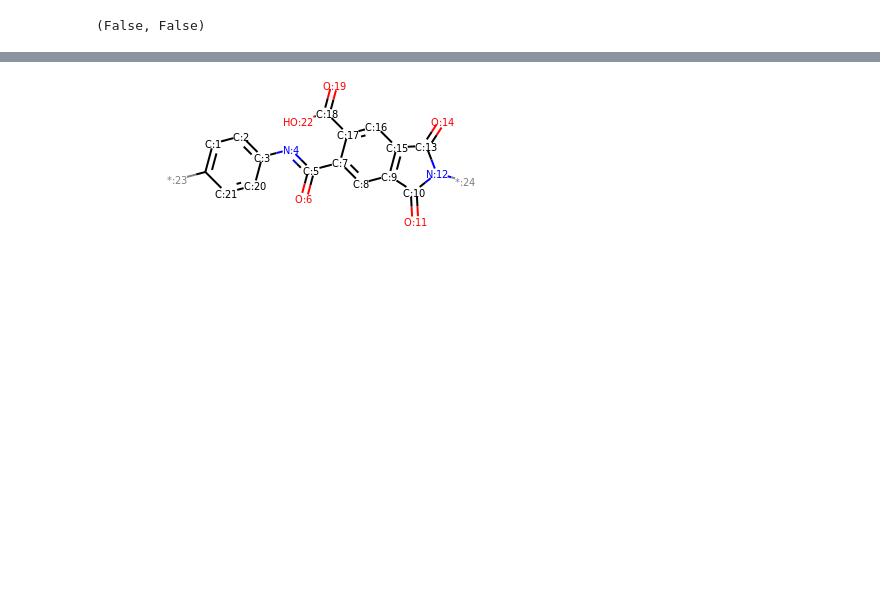
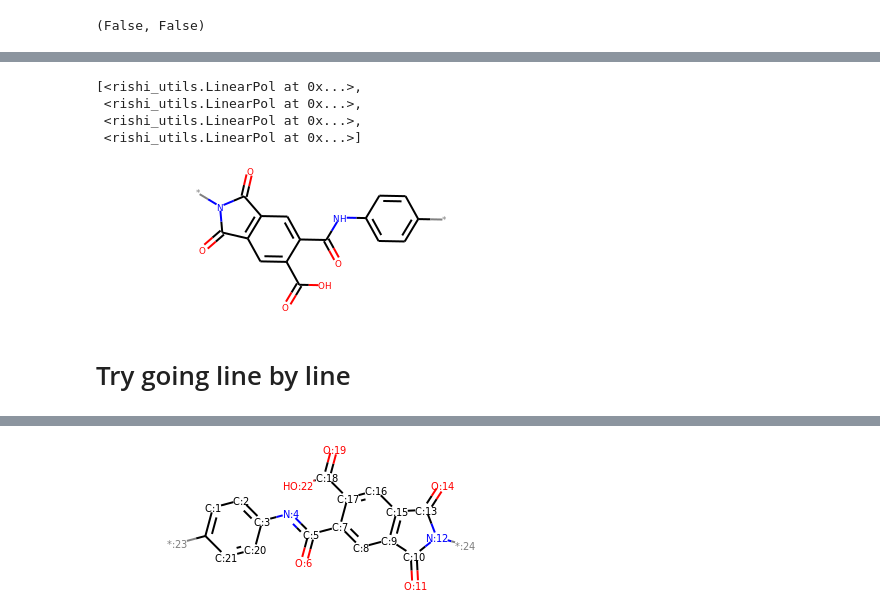
Before and after one commit to rishigurnani/hMOFs-Snurr, a Jupyter notebook: fall20_mse_8803_3.ipynb, the cells around one changed output, grey strips where cells are left out. Saved outputs shown, nothing was run; the diff lists cells and outputs as text; code cells hidden in the pictures; blank space fills up the shorter version.

```diff
--- a/fall20_mse_8803_3.ipynb
+++ b/fall20_mse_8803_3.ipynb
@@ -80,9 +63,0 @@ ar = ri.AtomRings()
-# %%
-ring_idx = None
-ring_size = 100
-for i in range(len(ar)):
-    ring = ar[i]
-    if 10 in ring and 12 in ring and len(ring) < ring_size: #assume correct ring is the smallest one
-        ring_idx = i
-        ring_size = len(ring)
-ring_idx
@@ -93,3 +63,0 @@ ring_idx = 1
-# %%
-ring_atoms = ar[ring_idx]
-ring_atoms
@@ -111,5 +63,0 @@ atom_pairs
-# %%
-a=pm.mol.GetAtomWithIdx(9)
-# %%
-for i in ring_atoms:
-    pm.mol.GetAtomWithIdx(i).SetIsAromatic(False)
@@ -311,0 +164,13 @@ ru.mol_with_atom_index(pm.mol)
+# %%
+lps
+# %% [output]
+[<rishi_utils.LinearPol at 0x...>,
+ <rishi_utils.LinearPol at 0x...>,
+ <rishi_utils.LinearPol at 0x...>,
+ <rishi_utils.LinearPol at 0x...>]
+# %%
+lps[0].mol
+# %% [output]
+[figure, added]
+# %% [markdown]
+# Try going line by line
```
Also changed, not shown: parts of 40 cells of this notebook.
